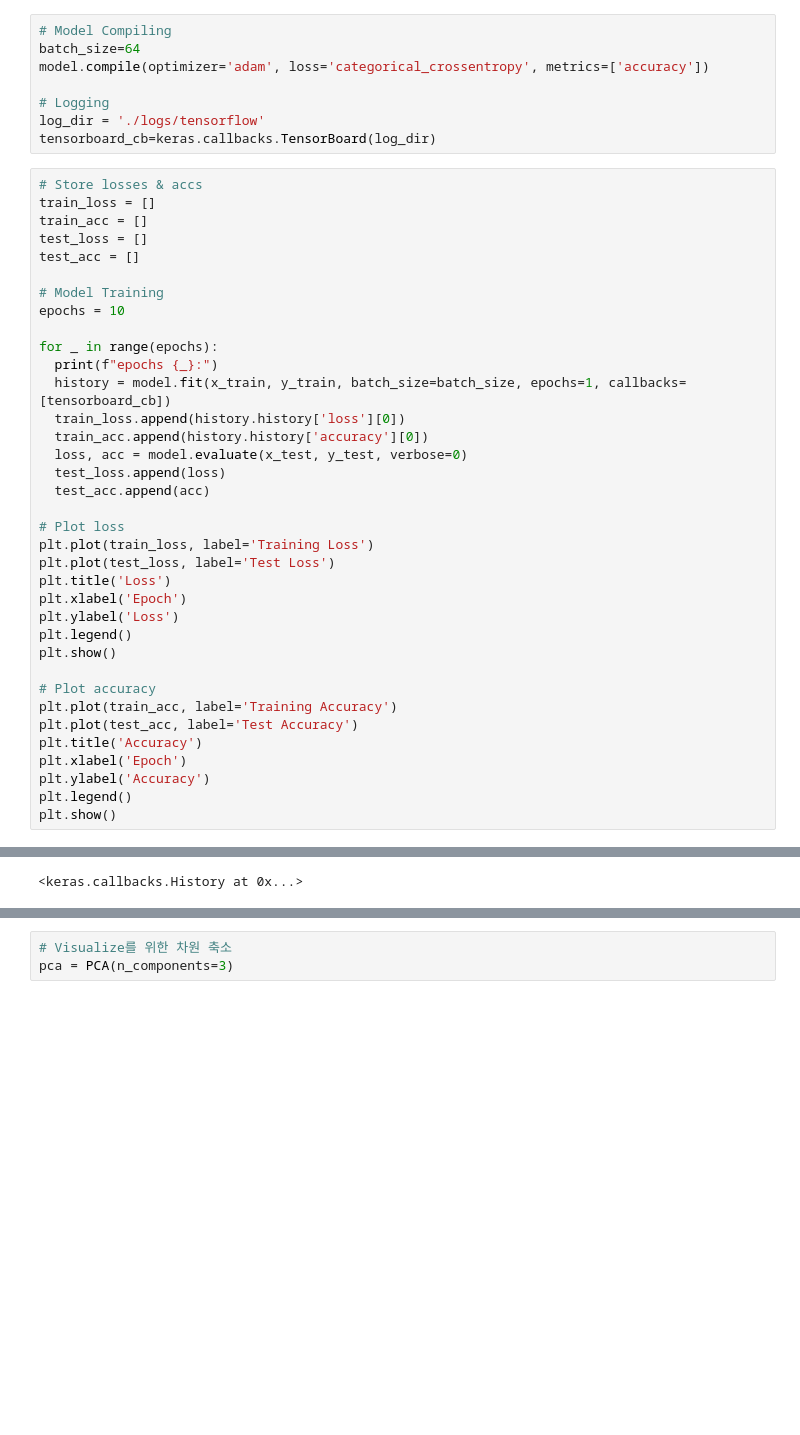
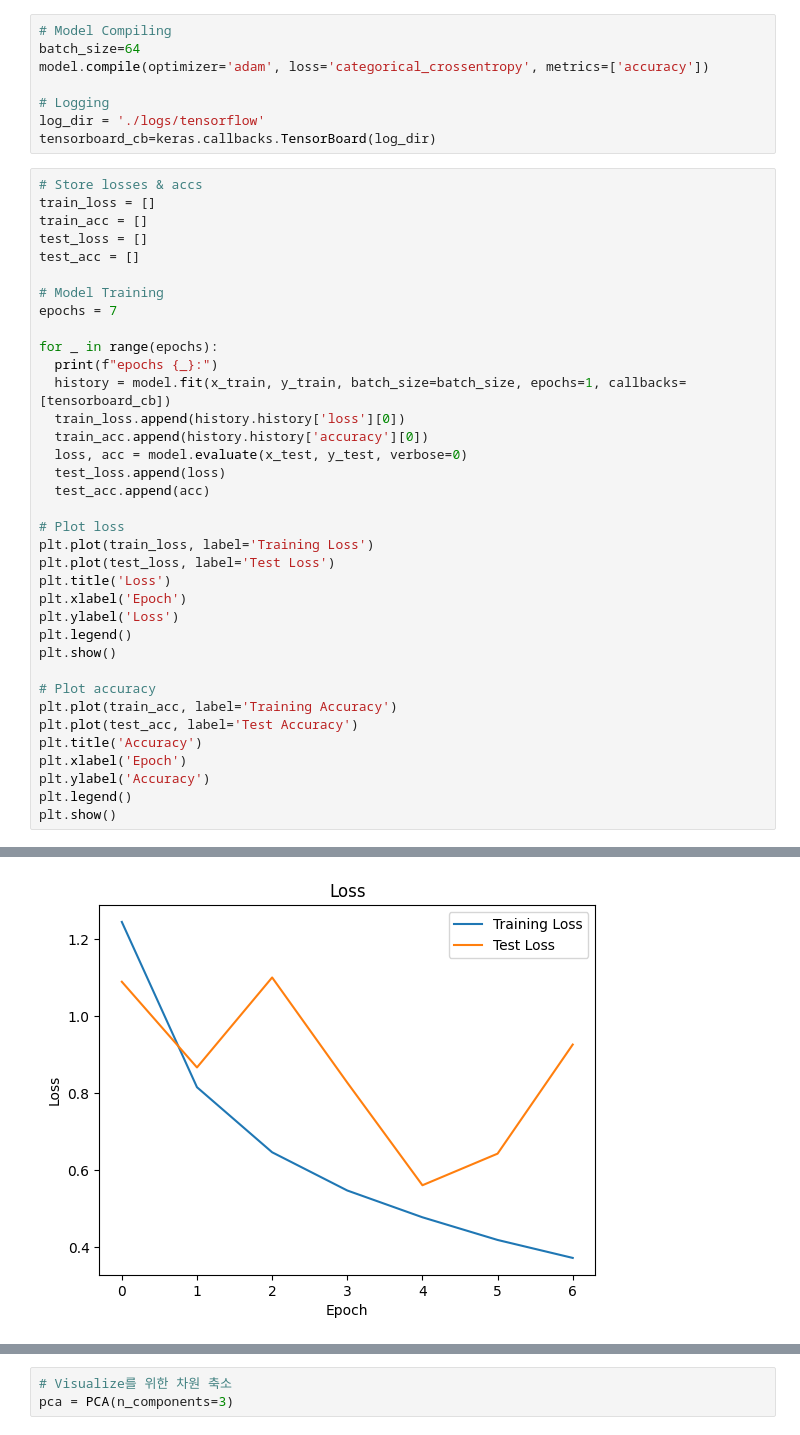
Before and after one commit to 326eunjin/ai-team_project, a Jupyter notebook: final.ipynb, the cells around one changed output, grey strips where cells are left out. Saved outputs shown, nothing was run; the diff lists cells and outputs as text; blank space fills up the shorter version.

```diff
--- a/final.ipynb
+++ b/final.ipynb
@@ -69,7 +72,7 @@ test_loss = []
 test_acc = []
 
 # Model Training
-epochs = 10
+epochs = 7
 
 for _ in range(epochs):
   print(f"epochs {_}:")
@@ -121 +118 @@ Epoch 10/10
-<keras.callbacks.History at 0x...>
+[figure, added]
```
Also changed, not shown: parts of 8 cells of this notebook.
